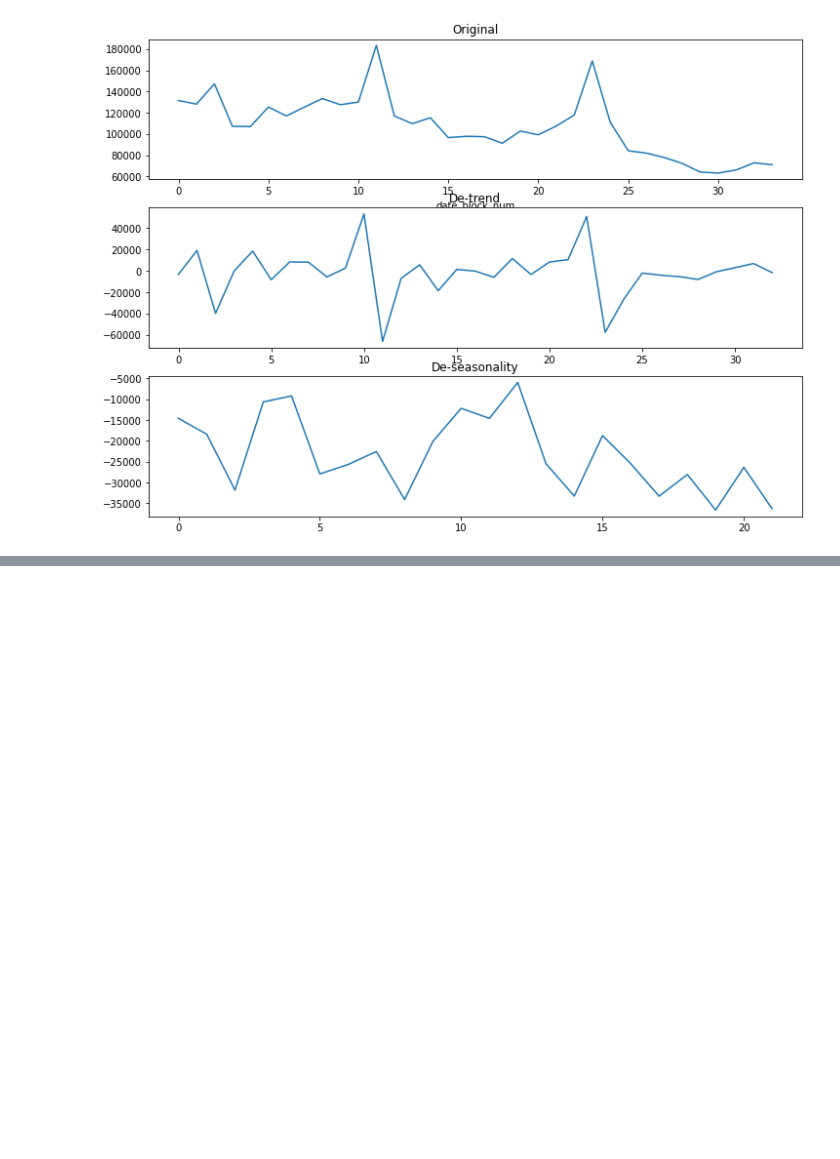
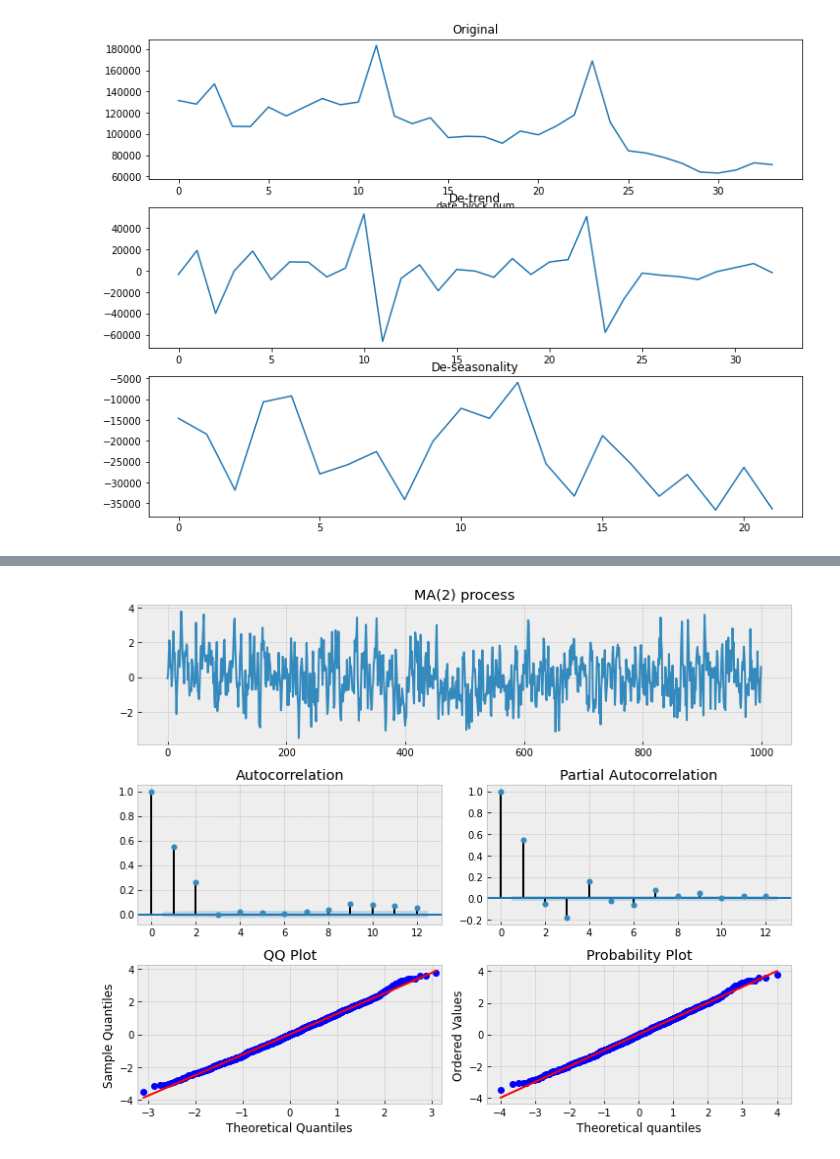
Before and after one commit to Teake1404/Shuqing-Ke-s-Python-Code-Projects, a Jupyter notebook: predict_future_sales.ipynb, the cells around one changed output, grey strips where cells are left out. Cells and saved outputs as stored; diff of their text form; code cells hidden in the pictures; blank space fills up the shorter version.

```diff
--- a/predict_future_sales.ipynb
+++ b/predict_future_sales.ipynb
@@ -111,0 +169,10 @@ dtype: float64
+# %%
+n=1000
+alpahs=np.array([0.])
+betas=np.array([0.6,0.4])
+ar=np.r_[1,-alpahs]
+ma=np.r_[1,betas]
+ma2=smt.arma_generate_sample(ar=ar,ma=ma,nsample=n)
+_=tsplot(ma2,lags=12,title='MA(2) process')
+# %% [output]
+[figure, added]
```
Also changed, not shown: parts of 10 cells of this notebook.
